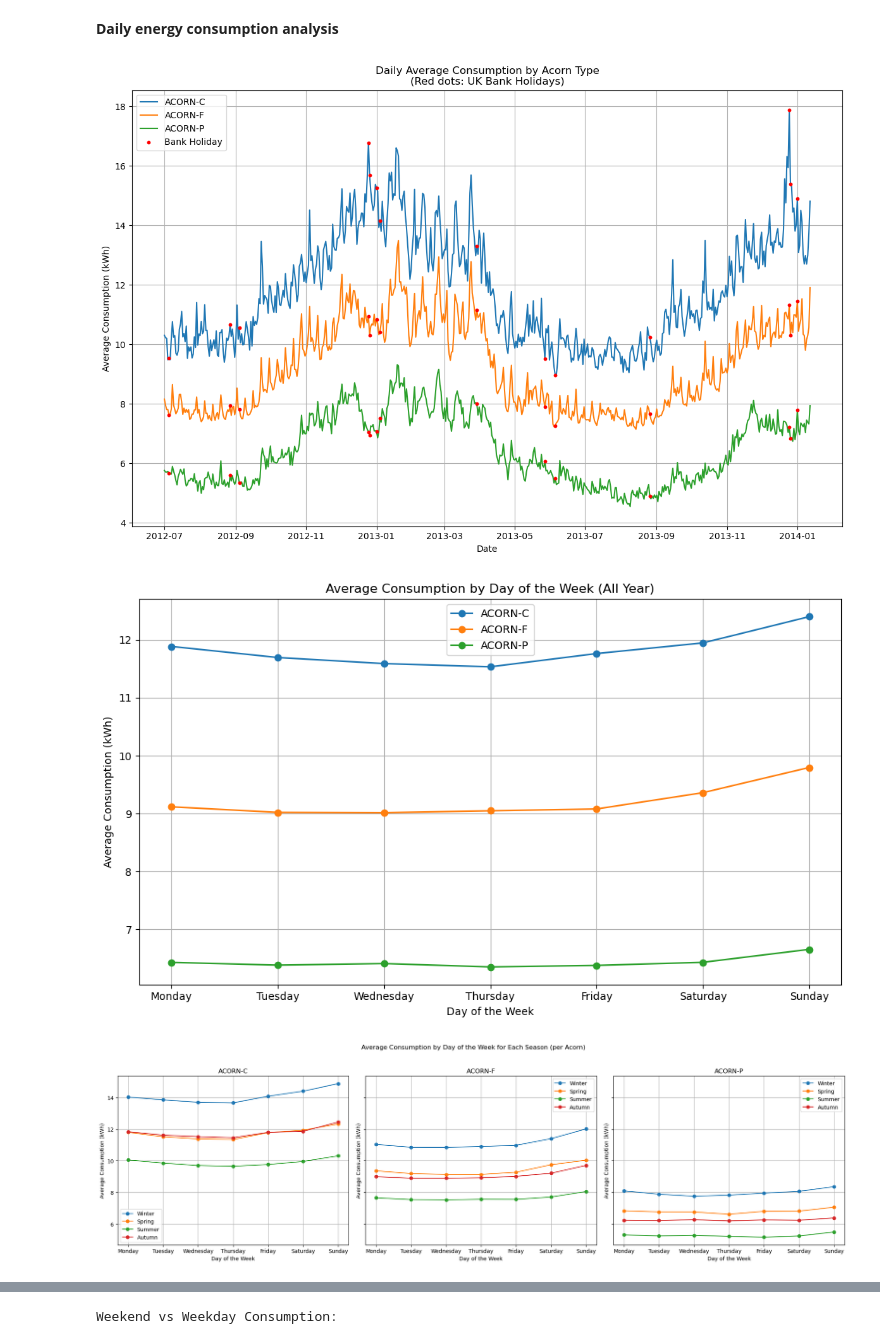
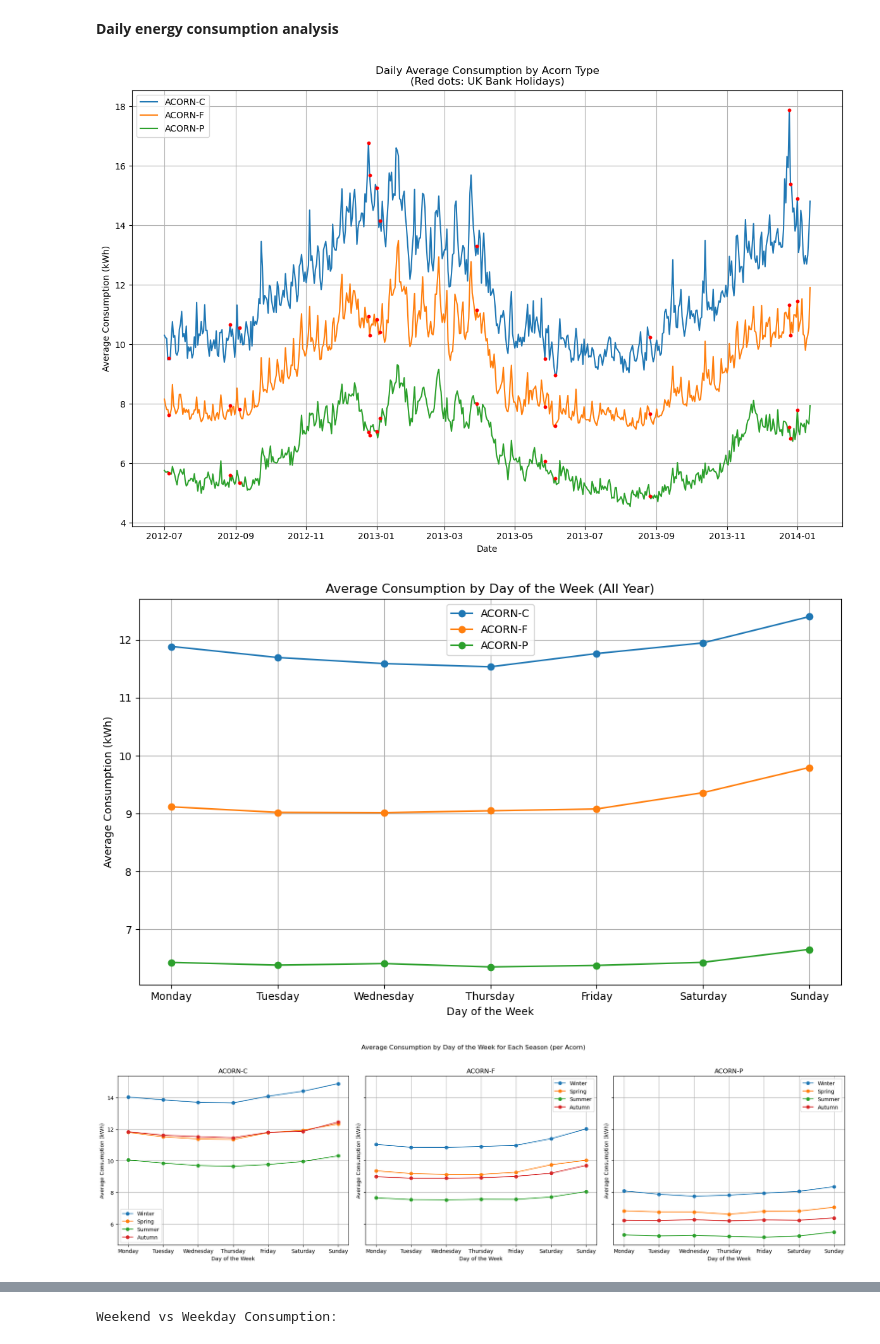
Before and after one commit to thiagonarcizo/Forecast-of-Electricity-Consumption, a Jupyter notebook: notebooks_martin/data_analysis.ipynb, the cells around one changed output, grey strips where cells are left out. Drawn from its saved outputs; the diff is of its cells as text; code cells hidden in the pictures.

Commit message:
debug daily data analysis notebook

```diff
--- a/notebooks_martin/data_analysis.ipynb
+++ b/notebooks_martin/data_analysis.ipynb
@@ -49,27 +49,37 @@ for col in datetime_columns:
 # Renaming data for easy access:
 daily = group_4_daily.copy()
 half_hourly = group_4_half_hourly.copy()
+acorn_types = ['ACORN-C', 'ACORN-F', 'ACORN-P']
+
+# Obtaining the daily average consumption dictionary
+daily_avg_consumption = {}
+for acorn in acorn_types:
+    df = daily[daily['Acorn'] == acorn][['Date', 'Conso_kWh']].reset_index(drop=True)
+    daily_avg_consumption[acorn] = df
+
+# Prepare bank_holiday_dates as a DatetimeArray
+bank_holiday_dates = uk_bank_holidays['Bank holidays'].values
+
+# Prepare acorn_data dictionary for each Acorn type
+acorn_data = {}
+for acorn in acorn_types:
+    acorn_data[acorn] = daily[daily['Acorn'] == acorn].reset_index(drop=True)
 
 # Plotting the daily average consumption for each Acorn type:
 plt.figure(figsize=(12, 8))
 for acorn, daily_avg in daily_avg_consumption.items():
     plt.plot(daily_avg['Date'], daily_avg['Conso_kWh'], label=acorn)
-# Plot all bank holidays after the lines, with a single label
-# Make sure bh_dates and bh_conso are aligned and are both lists of the same length
-bh_dates = []
-bh_conso = []
-for date in sorted(bank_holiday_dates):
-    if date in all_conso.index:
-        value = all_conso.loc[date]
-        # If value is a Series (multiple acorns), plot each value
-        if hasattr(value, '__iter__') and not isinstance(value, float):
-            for v in value:
+    # Plot bank holidays for this acorn
+    bh_dates = []
+    bh_conso = []
+    for date in sorted(bank_holiday_dates):
+        # Only plot if the date exists for this acorn
+        if date in daily_avg['Date'].values:
+            value = daily_avg.loc[daily_avg['Date'] == date, 'Conso_kWh'].values
+            if len(value) > 0:
                 bh_dates.append(date)
-                bh_conso.append(v)
-        else:
-            bh_dates.append(date)
-            bh_conso.append(value)
-plt.scatter(bh_dates, bh_conso, color='red', label='Bank Holiday', zorder=5, s=10)
+                bh_conso.append(value[0])
+    plt.scatter(bh_dates, bh_conso, color='red', s=10, zorder=5)
 plt.title('Daily Average Consumption by Acorn Type\n(Red dots: UK Bank Holidays)')
 plt.xlabel('Date')
 plt.ylabel('Average Consumption (kWh)')
@@ -77,6 +87,9 @@ plt.legend()
 plt.grid()
 plt.tight_layout()
 plt.show()
+import pandas as pd
+import matplotlib.pyplot as plt
+
 
 # Daily average consumption by day of the week for each Acorn type
 day_names = ['Monday', 'Tuesday', 'Wednesday', 'Thursday', 'Friday', 'Saturday', 'Sunday']
@@ -98,6 +111,9 @@ plt.legend()
 plt.grid()
 plt.tight_layout()
 plt.show()
+
+# Define seasons for further analysis
+seasons = ['Winter', 'Spring', 'Summer', 'Autumn']
 
 # Plot daily average by day of the week, separated by season, for each Acorn type in a single row
 fig, axes = plt.subplots(1, len(acorn_data), figsize=(20, 6), sharey=True)
@@ -155,34 +171,34 @@ plt.figure(figsize=(12, 8))
 for acorn, seasonal_avg in seasonal_avg_consumption.items():
     plt.plot(seasonal_avg['Season'], seasonal_avg['Conso_kWh'], label=acorn, marker='o')
 plt.title('Seasonal Average Consumption by Acorn Type')
 plt.xlabel('Season of the Year')
 plt.ylabel('Average Consumption (kWh)')
 plt.legend()
 plt.grid()
 plt.tight_layout()
 plt.show()
 
 # Obtaining the average consumption per month for each Acorn type:
 monthly_avg_consumption = {}
 for acorn, data in acorn_data.items():
     data = data.copy()
     data['Month'] = data['Date'].dt.month
     monthly_avg = data.groupby('Month', as_index=False)['Conso_kWh'].mean()
     monthly_avg_consumption[acorn] = monthly_avg
 
 # Plotting the average consumption per month for each Acorn type:
 plt.figure(figsize=(12, 8))
 for acorn, monthly_avg in monthly_avg_consumption.items():
     plt.plot(monthly_avg['Month'], monthly_avg['Conso_kWh'], label=acorn, marker='o')
 plt.title('Monthly Average Consumption by Acorn Type')
 plt.xlabel('Month of the Year')
 plt.ylabel('Average Consumption (kWh)')
 plt.legend()
 plt.grid()
 plt.tight_layout()
 plt.show()
 # %% [output]
-[figure, old version]
+[figure, new version]
 [figure]
 [figure]
 [figure]
```
Also changed, not shown: parts of 1 cell of this notebook.
